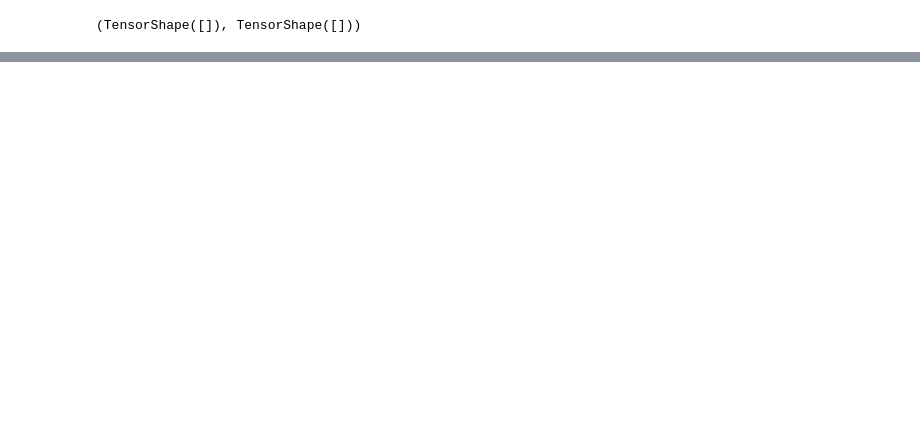
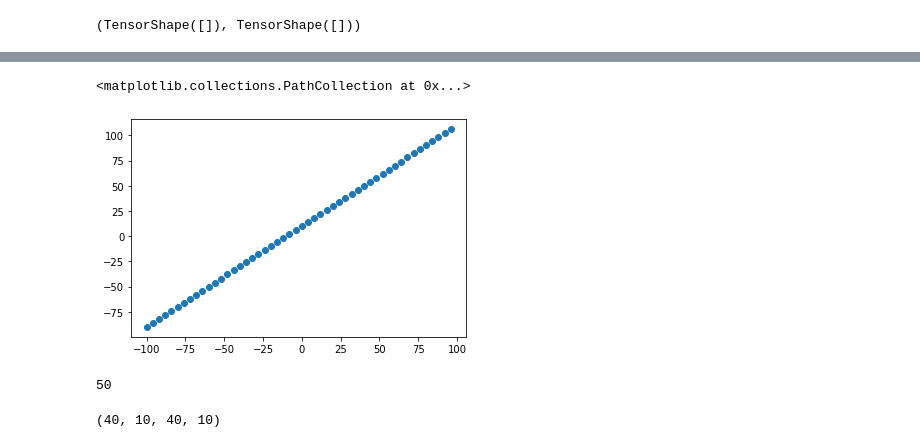
Before and after one commit to Goyalscode/Character-Recognition-Using-DL, a Jupyter notebook: learning_concepts_practice/practice.ipynb, the cells around one changed output, grey strips where cells are left out. Saved outputs shown, nothing was run; the diff lists cells and outputs as text; code cells hidden in the pictures; blank space fills up the shorter version.

```diff
--- a/learning_concepts_practice/practice.ipynb
+++ b/learning_concepts_practice/practice.ipynb
@@ -1253,0 +1654,38 @@ input_shape, output_shape
+# %%
+plt.scatter(X, y)
+# %% [output]
+<matplotlib.collections.PathCollection at 0x...>
+[figure, added]
+# %%
+# the 3 sets... split X and y into training and test set
+# not going to fit and evaluate om the same set
+
+# actually --> 3 different set sof data
+# 1 --> training set -> the model learns from this data, which is typically 70-80% of the total data you have available
+
+# 2 --> validation set -> the model gets tuned on this data
+#   this is where you tweak different things --> changing no of hidden layers, optimization function, will test how hese tweaks affected your model's performance on the validation set
+#    typically 10-15% of the data available
+
+
+# 3 --> the model gets evaluated on this data to test what it has learn, has typically 10-15% of the total data available
+
+
+# check the length of how many samples we have
+len(X)
+# %% [output]
+50
+# %%
+# split the data into train and test sets
+
+X_train = X[:40] # first 40 are training samples ( 80 % of the data) --> training features
+# train_data =
+y_train = y[:40] # testing features
+
+X_test = X[40:] # last 10 are testing samples (20% of the data) --> training labels
+y_test = y[40:]  # test labels
+# test_data =
+
+len(X_train), len(X_test), len(y_train), len(y_test)
+# %% [output]
+(40, 10, 40, 10)
```
Also changed, not shown: parts of 95 cells of this notebook.
